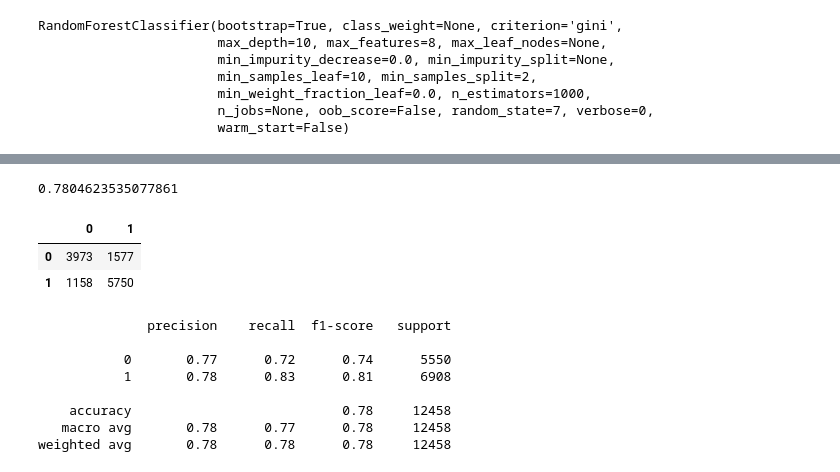
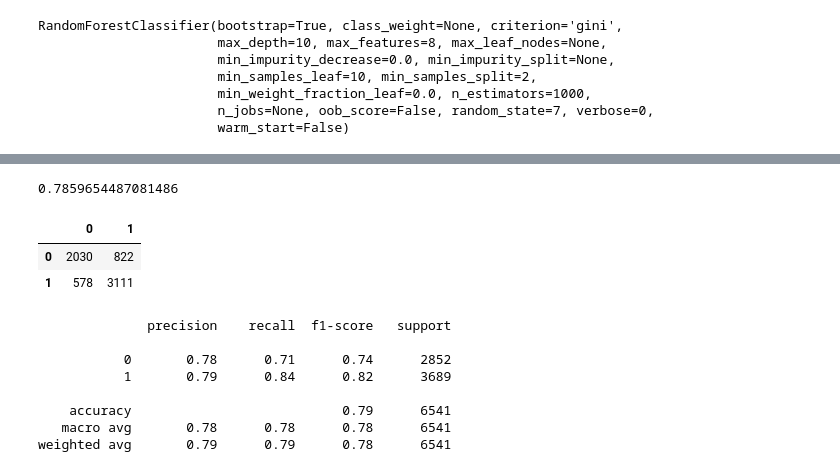
Before and after one commit to henockmamo54/Health-Data-Analysis-Diabetics, a Jupyter notebook: hyperlipidemia/DataGeneration/Classifier-Copy1.ipynb, the cells around one changed output, grey strips where cells are left out. Saved outputs shown, nothing was run; the diff lists cells and outputs as text; code cells hidden in the pictures.

```diff
--- a/hyperlipidemia/DataGeneration/Classifier-Copy1.ipynb
+++ b/hyperlipidemia/DataGeneration/Classifier-Copy1.ipynb
@@ -41,3 +52,5 @@ data.head()
+# %%
+data=data[['L190500','L190300','L101300','L100700','S000300','L101700','L100800','L103300','L103100','FIELD_33','FIELD_38','FIELD_40','SEX','AGE','CLASS']]
 # %%
 from sklearn.preprocessing import MinMaxScaler
 scaler=MinMaxScaler()
@@ -152,39 +178,39 @@ weighted avg       0.92      0.92      0.92     12458
 # %%
 # =====================================
 # =====================================
 # =====================================
 # =====================================
 
-data5=data5[['P_L100700','P_S000300','P_L101700','P_L100800','P_L103300','P_L103100','P_FIELD_33','P_FIELD_38',
+data5=data5[['P_L190500','P_L190300','P_L101300','P_L100700','P_S000300','P_L101700','P_L100800','P_L103300','P_L103100','P_FIELD_33','P_FIELD_38',
              'P_FIELD_40','P_SEX','P_AGE','CLASS']]
 
 
 data5.iloc[:, :-1]=scaler.transform(data5.iloc[:, :-1])
 
 pred5 = rf.predict((data5.iloc[:, :-1]))
 
 
 
 print(m.accuracy_score(data5.iloc[:, -1], pred5))
 
 confmatrx = pd.DataFrame(m.confusion_matrix(data5.iloc[:, -1], pred5))
 confmatrx
 # %% [output]
-0.7804623535077861
+0.7859654487081486
 |  | 0 | 1 |
-| 0 | 3973 | 1577 |
-| 1 | 1158 | 5750 |
+| 0 | 2030 | 822 |
+| 1 | 578 | 3111 |
 # %%
 print(classification_report(data5.iloc[:, -1], pred5))
 # %% [output]
               precision    recall  f1-score   support
 
-           0       0.77      0.72      0.74      5550
-           1       0.78      0.83      0.81      6908
+           0       0.78      0.71      0.74      2852
+           1       0.79      0.84      0.82      3689
 
-    accuracy                           0.78     12458
-   macro avg       0.78      0.77      0.78     12458
-weighted avg       0.78      0.78      0.78     12458
+    accuracy                           0.79      6541
+   macro avg       0.78      0.78      0.78      6541
+weighted avg       0.79      0.79      0.78      6541
 # %%
 # ========================================================
 # %%
```
Also changed, not shown: parts of 12 cells of this notebook, 14 other files.
